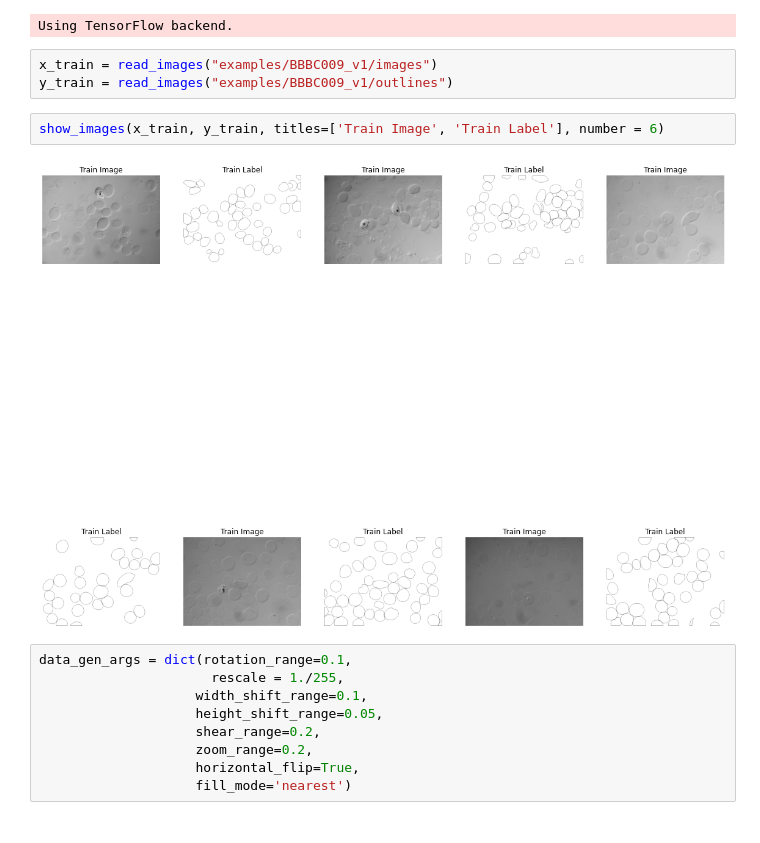
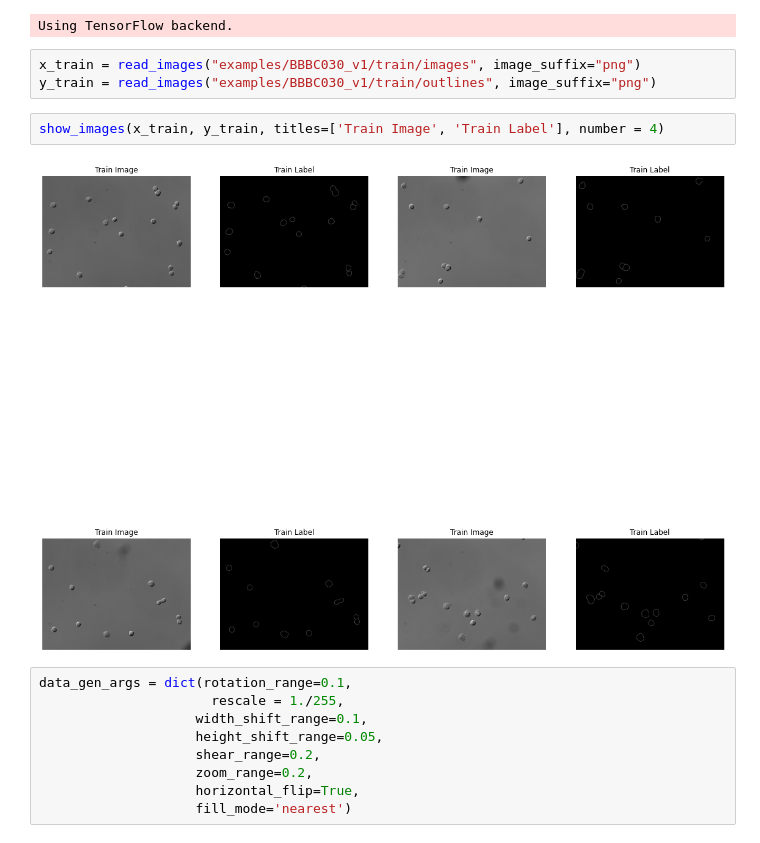
Before and after one commit to Nelson-Gon/cytounet, a Jupyter notebook: examples/example_usage.ipynb, the cells around one changed output. Saved outputs shown, nothing was run; the diff lists cells and outputs as text.

```diff
--- a/examples/example_usage.ipynb
+++ b/examples/example_usage.ipynb
@@ -19,12 +19,12 @@ from cytounet.data import *
 # %% [output]
 Using TensorFlow backend.
 # %%
-x_train = read_images("examples/BBBC009_v1/images")
-y_train = read_images("examples/BBBC009_v1/outlines")
+x_train = read_images("examples/BBBC030_v1/train/images", image_suffix="png")
+y_train = read_images("examples/BBBC030_v1/train/outlines", image_suffix="png")
 # %%
-show_images(x_train, y_train, titles=['Train Image', 'Train Label'], number = 6)
+show_images(x_train, y_train, titles=['Train Image', 'Train Label'], number = 4)
 # %% [output]
-[figure, old version]
+[figure, new version]
 # %%
 data_gen_args = dict(rotation_range=0.1,
                       rescale = 1./255,
```
Also changed, not shown: parts of 11 cells of this notebook, 1 other file.
